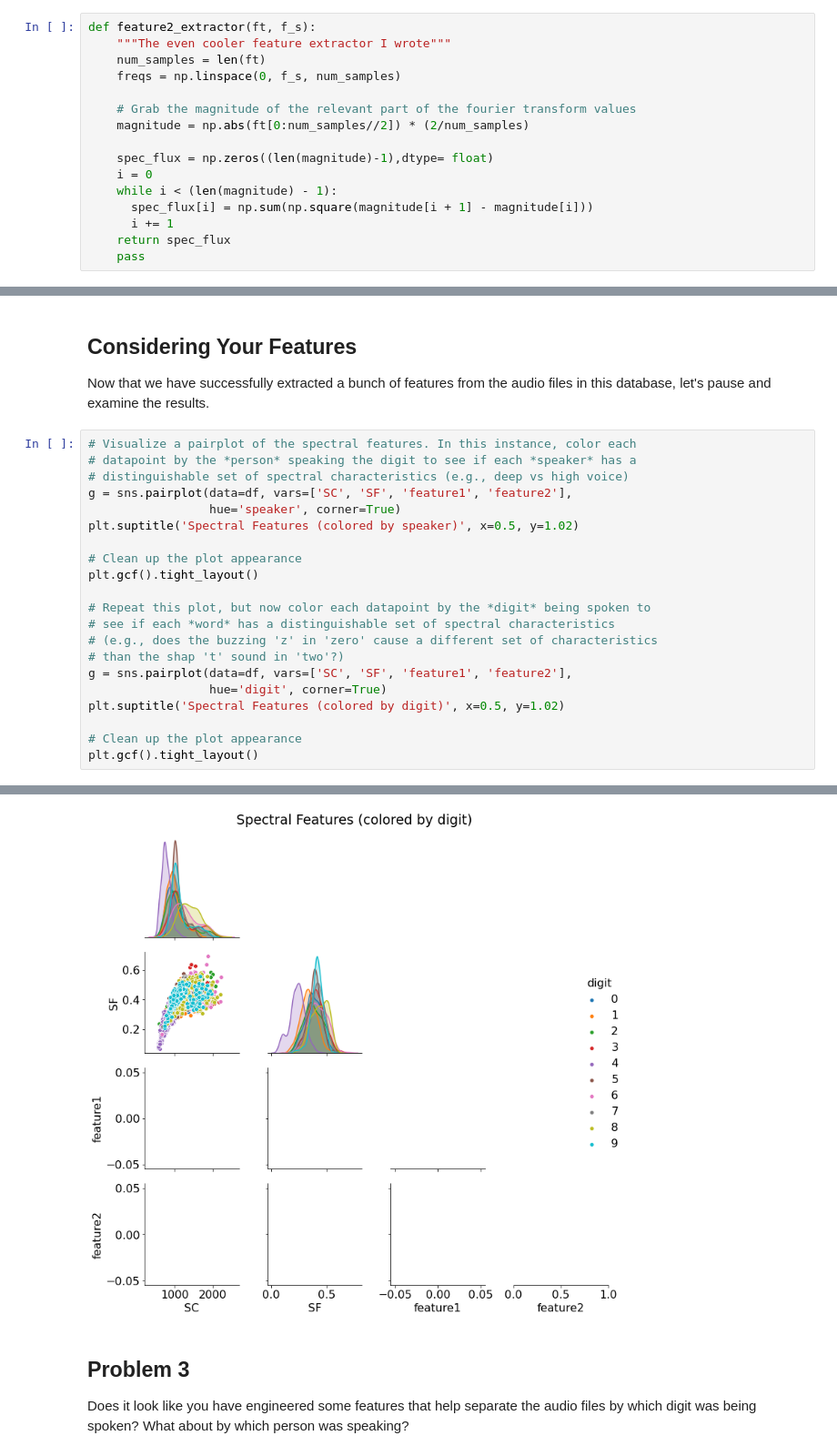
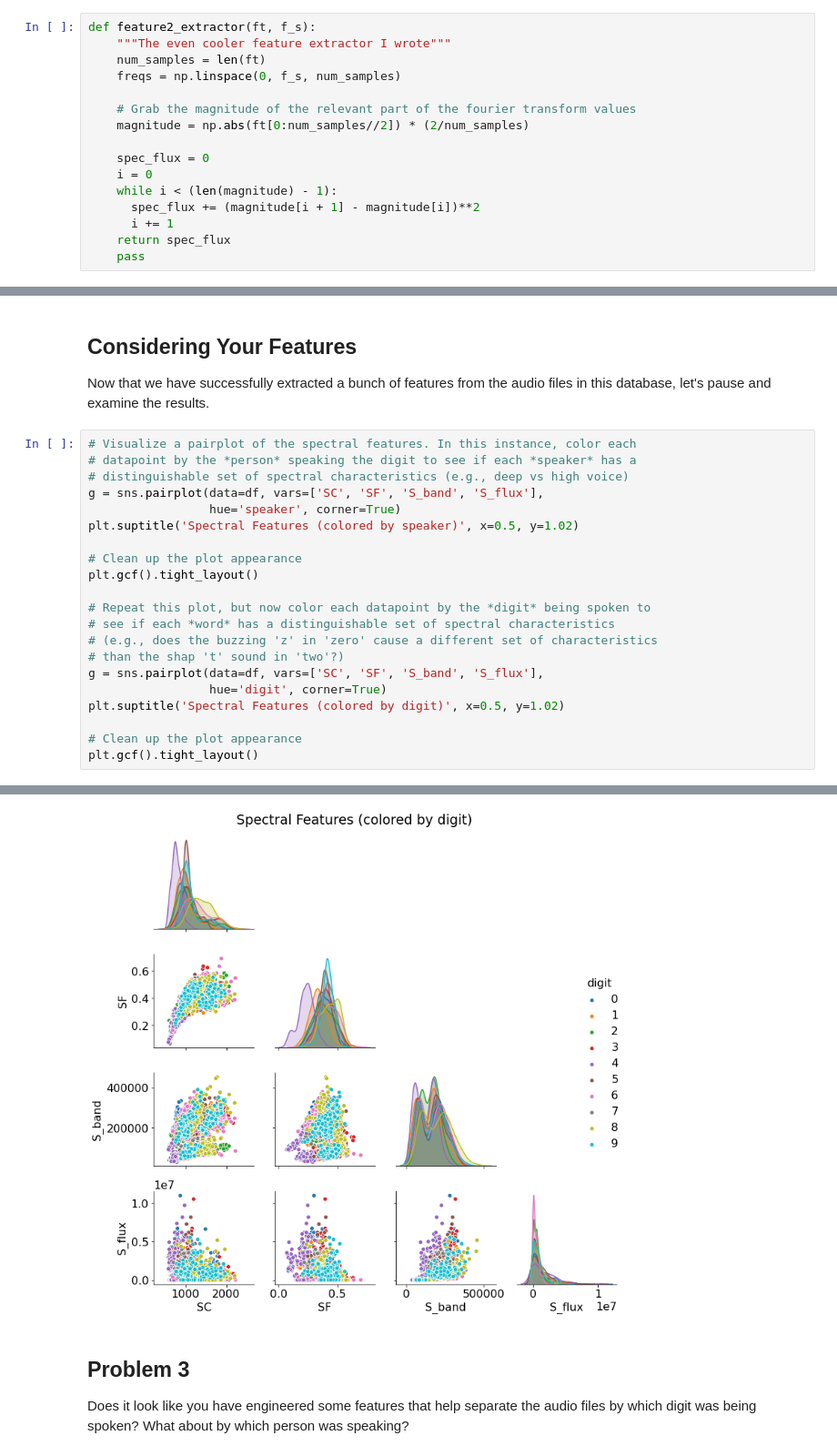
Before and after one commit to anaaparamesh/Week2_Public, a Jupyter notebook: Notebooks/04_SignalsML/SignalsML_Exercises.ipynb, the cells around one changed output, grey strips where cells are left out. Shown at 91% size. Saved outputs shown, nothing was run; the diff lists cells and outputs as text.

Commit message:
graphed pairplot of the new features

```diff
--- a/Notebooks/04_SignalsML/SignalsML_Exercises.ipynb
+++ b/Notebooks/04_SignalsML/SignalsML_Exercises.ipynb
@@ -219,10 +213,10 @@ def feature2_extractor(ft, f_s):
     # Grab the magnitude of the relevant part of the fourier transform values
     magnitude = np.abs(ft[0:num_samples//2]) * (2/num_samples)
 
-    spec_flux = np.zeros((len(magnitude)-1),dtype= float)
+    spec_flux = 0
     i = 0
     while i < (len(magnitude) - 1):
-      spec_flux[i] = np.sum(np.square(magnitude[i + 1] - magnitude[i]))
+      spec_flux += (magnitude[i + 1] - magnitude[i])**2
       i += 1
     return spec_flux
     pass
@@ -331,7 +325,7 @@ Now that we have successfully extracted a bunch of features from the audio files
 # Visualize a pairplot of the spectral features. In this instance, color each
 # datapoint by the *person* speaking the digit to see if each *speaker* has a
 # distinguishable set of spectral characteristics (e.g., deep vs high voice)
-g = sns.pairplot(data=df, vars=['SC', 'SF', 'feature1', 'feature2'],
+g = sns.pairplot(data=df, vars=['SC', 'SF', 'S_band', 'S_flux'],
                  hue='speaker', corner=True)
 plt.suptitle('Spectral Features (colored by speaker)', x=0.5, y=1.02)
 
@@ -342,7 +336,7 @@ plt.gcf().tight_layout()
 # see if each *word* has a distinguishable set of spectral characteristics
 # (e.g., does the buzzing 'z' in 'zero' cause a different set of characteristics
 # than the shap 't' sound in 'two'?)
-g = sns.pairplot(data=df, vars=['SC', 'SF', 'feature1', 'feature2'],
+g = sns.pairplot(data=df, vars=['SC', 'SF', 'S_band', 'S_flux'],
                  hue='digit', corner=True)
 plt.suptitle('Spectral Features (colored by digit)', x=0.5, y=1.02)
 
@@ -353,4 +347,4 @@ plt.gcf().tight_layout()
-[figure, old version]
+[figure, new version]
 # %% [markdown]
 ## Problem 3
 
```
Also changed, not shown: parts of 8 cells of this notebook.
